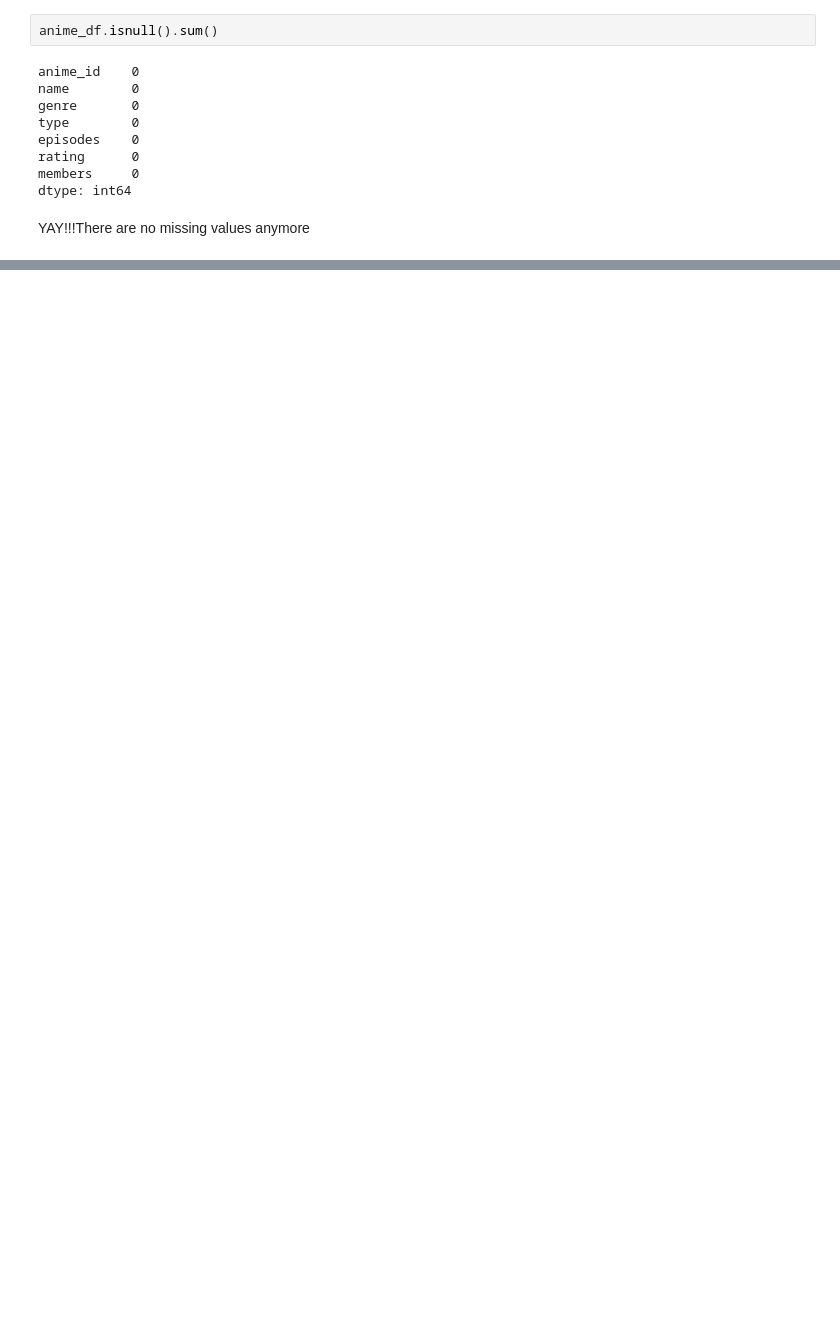
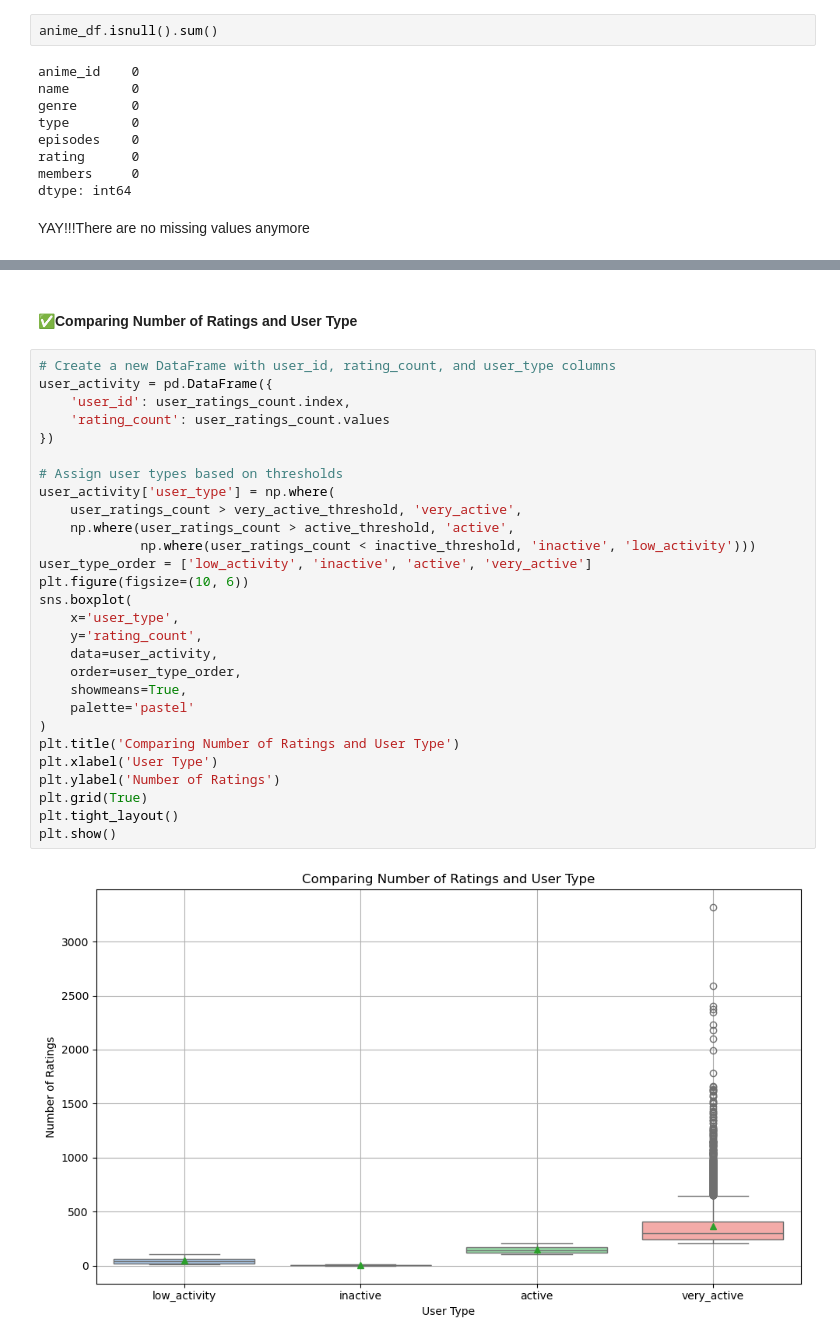
Before and after one commit to melokuhle17/Group1-Unsupervised-Learning, a Jupyter notebook: Anime.ipynb, the cells around one changed output, grey strips where cells are left out. Drawn from its saved outputs; the diff is of its cells as text; blank space fills up the shorter version.

```diff
--- a/Anime.ipynb
+++ b/Anime.ipynb
@@ -273,0 +650,32 @@ Now all the irrelevent words on the name column are removed
+# %% [markdown]
+#### ✅Comparing Number of Ratings and User Type
+# %%
+# Create a new DataFrame with user_id, rating_count, and user_type columns
+user_activity = pd.DataFrame({
+    'user_id': user_ratings_count.index,
+    'rating_count': user_ratings_count.values
+})
+
+# Assign user types based on thresholds
+user_activity['user_type'] = np.where(
+    user_ratings_count > very_active_threshold, 'very_active',
+    np.where(user_ratings_count > active_threshold, 'active',
+             np.where(user_ratings_count < inactive_threshold, 'inactive', 'low_activity')))
+user_type_order = ['low_activity', 'inactive', 'active', 'very_active']
+plt.figure(figsize=(10, 6))
+sns.boxplot(
+    x='user_type',
+    y='rating_count',
+    data=user_activity,
+    order=user_type_order,
+    showmeans=True,
+    palette='pastel'
+)
+plt.title('Comparing Number of Ratings and User Type')
+plt.xlabel('User Type')
+plt.ylabel('Number of Ratings')
+plt.grid(True)
+plt.tight_layout()
+plt.show()
+# %% [output]
+[figure, added]
```
Also changed, not shown: parts of 100 cells of this notebook, 6 other files.
